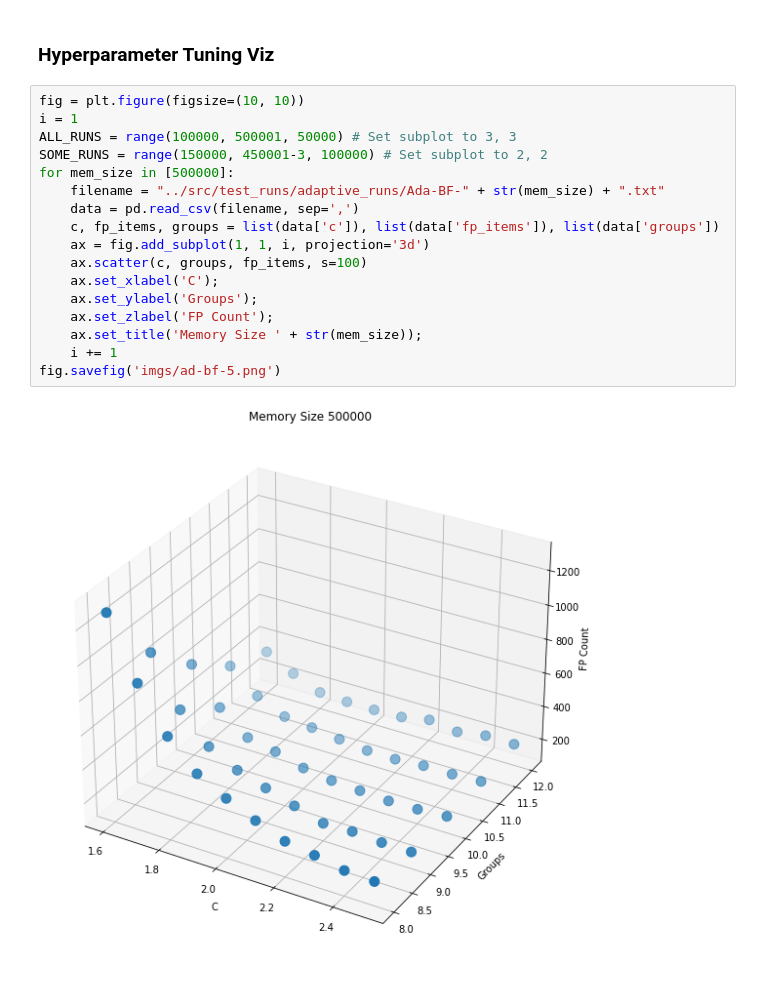
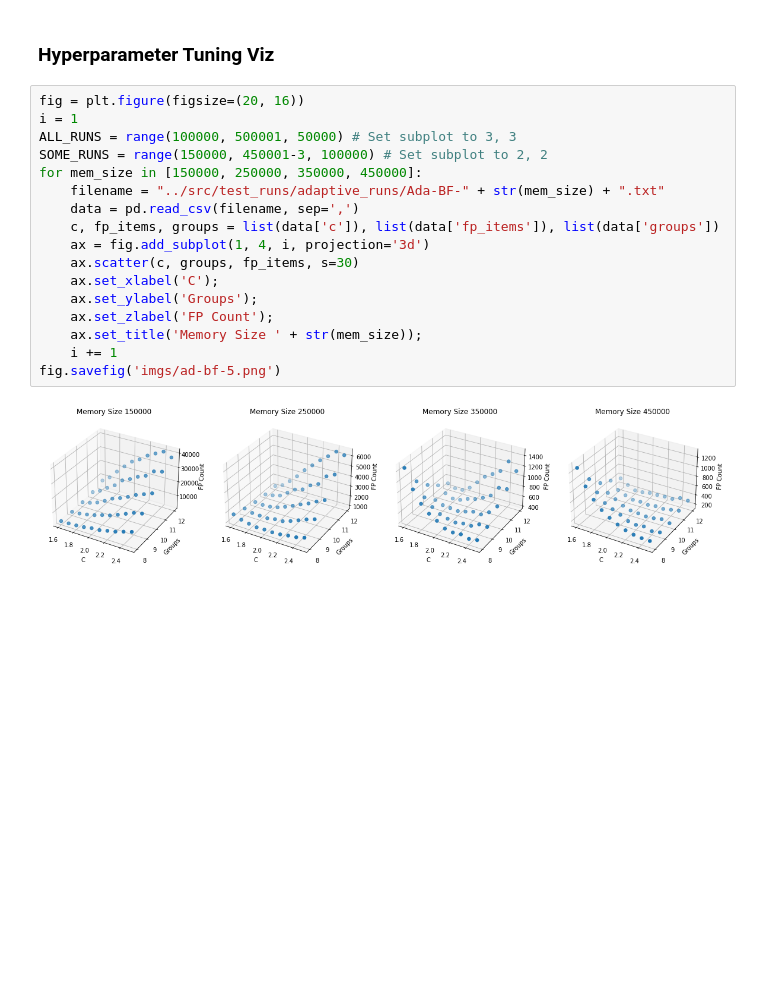
Before and after one commit to john-b-yang/cos513, a Jupyter notebook: etc/graphs.ipynb, the cells around one changed output. Drawn from its saved outputs; the diff is of its cells as text; blank space fills up the shorter version.

```diff
--- a/etc/graphs.ipynb
+++ b/etc/graphs.ipynb
@@ -106,21 +126,21 @@ for i, j, k in zip(l_nums, s_nums, ratio):
 # %% [markdown]
 ### Hyperparameter Tuning Viz
 # %%
-fig = plt.figure(figsize=(10, 10))
+fig = plt.figure(figsize=(20, 16))
 i = 1
 ALL_RUNS = range(100000, 500001, 50000) # Set subplot to 3, 3
 SOME_RUNS = range(150000, 450001-3, 100000) # Set subplot to 2, 2
-for mem_size in [500000]:
+for mem_size in [150000, 250000, 350000, 450000]:
     filename = "../src/test_runs/adaptive_runs/Ada-BF-" + str(mem_size) + ".txt"
     data = pd.read_csv(filename, sep=',')
     c, fp_items, groups = list(data['c']), list(data['fp_items']), list(data['groups'])
-    ax = fig.add_subplot(1, 1, i, projection='3d')
-    ax.scatter(c, groups, fp_items, s=100)
+    ax = fig.add_subplot(1, 4, i, projection='3d')
+    ax.scatter(c, groups, fp_items, s=30)
     ax.set_xlabel('C');
     ax.set_ylabel('Groups');
     ax.set_zlabel('FP Count');
     ax.set_title('Memory Size ' + str(mem_size));
     i += 1
 fig.savefig('imgs/ad-bf-5.png')
 # %% [output]
-[figure, old version]
+[figure, new version]
```
Also changed, not shown: parts of 1 cell of this notebook, 7 other files.
